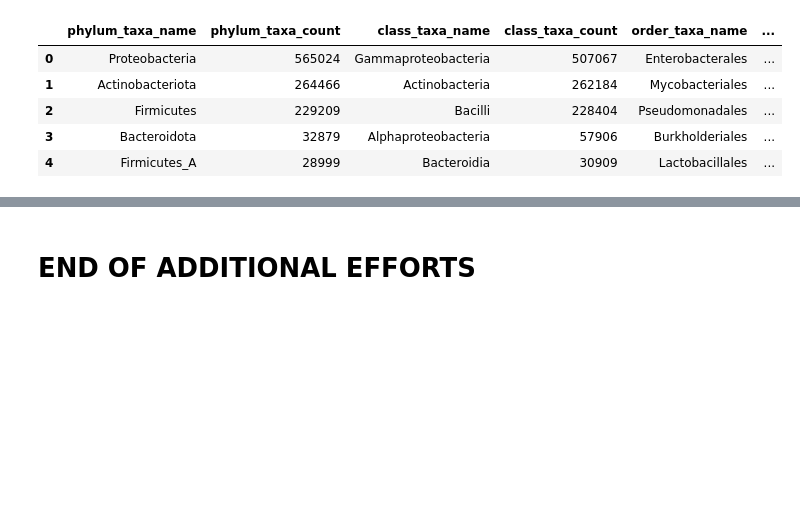
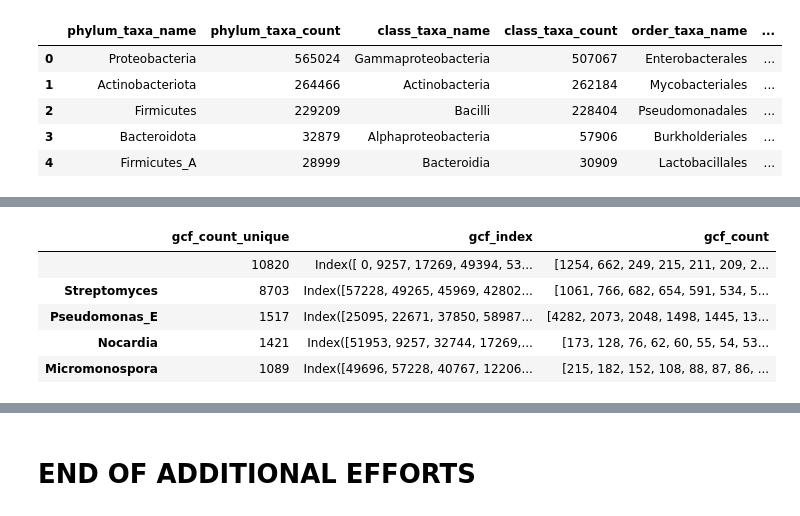
Before and after one commit to SinaBerkGolech/Metabolomics_Seminar_Topic_10, a Jupyter notebook: Additional_Efforts/Additional_Efforts.ipynb, the cells around one changed output, grey strips where cells are left out. Saved outputs shown, nothing was run; the diff lists cells and outputs as text; code cells hidden in the pictures; blank space fills up the shorter version.

```diff
--- a/Additional_Efforts/Additional_Efforts.ipynb
+++ b/Additional_Efforts/Additional_Efforts.ipynb
@@ -41,6 +41,7 @@ Figure 1_A data;
 thresholds_4_gcfs = pd.merge(STable1, STable2, on='bgc_id')
 
 taxonomy_4 = thresholds_4_gcfs.taxonomy.str.split(",",expand=True).fillna("")
+taxonomy_4.name = 'taxonomy_4'
 streptomyces_index_4 = taxonomy_4[taxonomy_4[5] == "Streptomyces"].index
 
 thresholds_4_gcf_count = thresholds_4_gcfs.loc[streptomyces_index_4].gcf_id.value_counts()
@@ -216,2 +194,0 @@ for i in lookup:
-# %%
-df = pd.DataFrame.from_dict(emphty_dict)
@@ -242,0 +228,36 @@ df_t_sorted[1:12]
+# %%
+def get_unique_gcf_count(taxonomy_file: DataFrame, gcfs: DataFrame) -> DataFrame:
+    genus_resolution = taxonomy_file[5].value_counts().index
+    results = {}
+
+    for genus in genus_resolution:
+        genus_gcfs = gcfs.loc[taxonomy_file[taxonomy_file[5] == genus].index, "gcf_id"].value_counts()
+        results[f"{genus}"] = [len(genus_gcfs), genus_gcfs.index, genus_gcfs.values]
+
+    df: DataFrame = pd.DataFrame.from_dict(results)
+    df_t = df.transpose()
+
+    df_t = df_t.rename({0:"gcf_count_unique", 1:"gcf_index", 2:"gcf_count"}, axis=1)
+    df_t.to_csv(f"reproducibility_results_{taxonomy_file.name}.csv", index_label="Genus_Taxonomy")
+
+    df_t_sorted = df_t.sort_values("gcf_count_unique", ascending=False)
+    df_t_sorted.to_csv(f"reproducibility_results_{taxonomy_file.name}_sorted.csv", index_label="Genus_Taxonomy")
+
+    return df_t_sorted
+# %%
+taxonomy_4_results = get_unique_gcf_count(taxonomy_file=taxonomy_4, gcfs=thresholds_4_gcfs)
+
+taxonomy_5_results = get_unique_gcf_count(taxonomy_file=taxonomy_5, gcfs=thresholds_5_gcfs)
+
+taxonomy_6_results = get_unique_gcf_count(taxonomy_file=taxonomy_6, gcfs=thresholds_6_gcfs)
+
+taxonomy_7_results = get_unique_gcf_count(taxonomy_file=taxonomy_7, gcfs=thresholds_7_gcfs)
+# %%
+taxonomy_4_results.head()
+# %% [output]
+|  | gcf_count_unique | gcf_index | gcf_count |
+|  | 10820 | Index([ 0, 9257, 17269, 49394, 53... | [1254, 662, 249, 215, 211, 209, 2... |
+| Streptomyces | 8703 | Index([57228, 49265, 45969, 42802... | [1061, 766, 682, 654, 591, 534, 5... |
+| Pseudomonas_E | 1517 | Index([25095, 22671, 37850, 58987... | [4282, 2073, 2048, 1498, 1445, 13... |
+| Nocardia | 1421 | Index([51953, 9257, 32744, 17269,... | [173, 128, 76, 62, 60, 55, 54, 53... |
+| Micromonospora | 1089 | Index([49696, 57228, 40767, 12206... | [215, 182, 152, 108, 88, 87, 86, ... |
```
Also changed, not shown: parts of 28 cells of this notebook, 13 other files.
